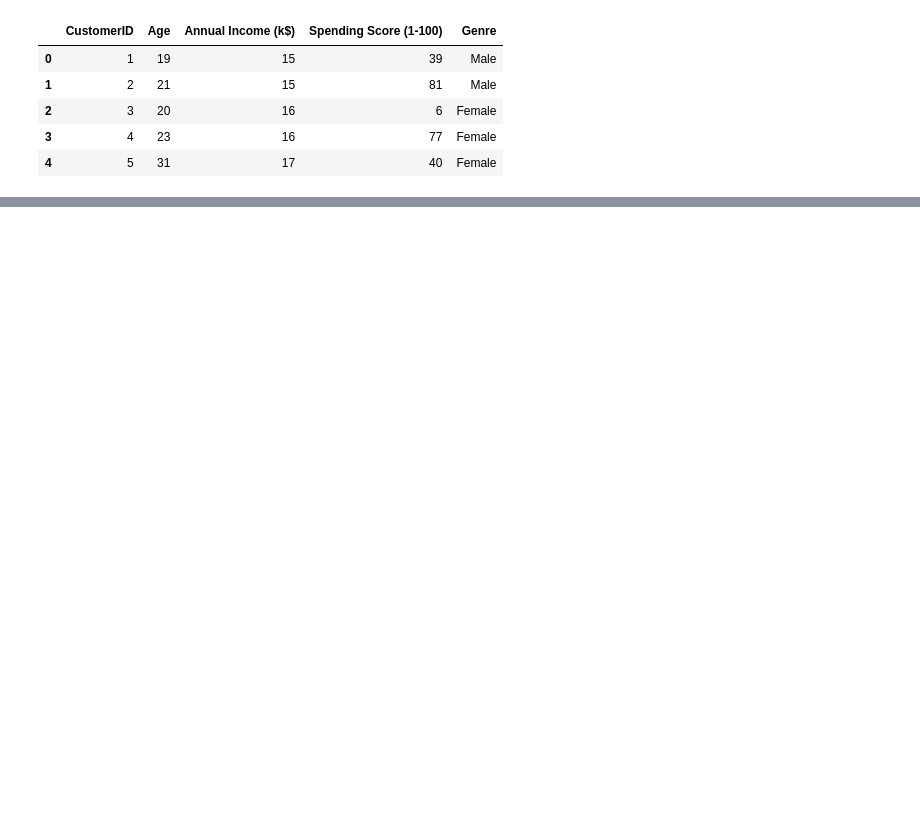
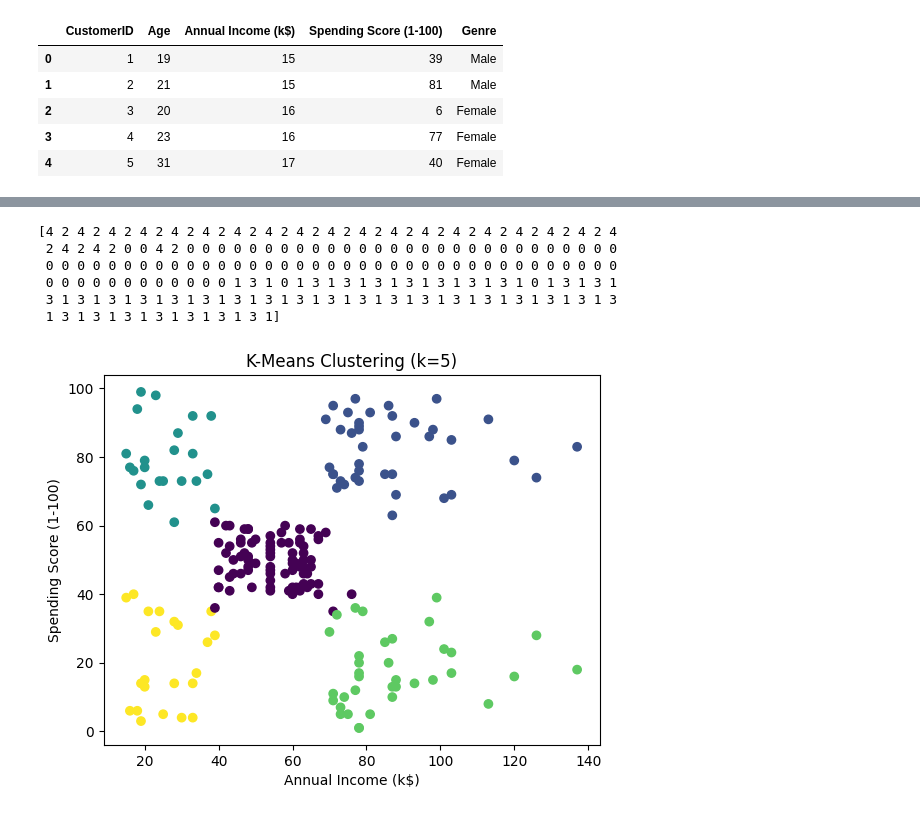
Before and after one commit to sba25046/ml-test, a Jupyter notebook: Mall_Customers_K_Means.ipynb, the cells around one changed output, grey strips where cells are left out. Cells and saved outputs as stored; diff of their text form; code cells hidden in the pictures; blank space fills up the shorter version.

```diff
--- a/Mall_Customers_K_Means.ipynb
+++ b/Mall_Customers_K_Means.ipynb
@@ -136,0 +158,25 @@ plt.show()
+# %%
+kMeans = KMeans(n_clusters=5, random_state=42)
+y = kMeans.fit_predict(X_scaled)
+print(y)
+# %% [output]
+[4 2 4 2 4 2 4 2 4 2 4 2 4 2 4 2 4 2 4 2 4 2 4 2 4 2 4 2 4 2 4 2 4 2 4 2 4
+ 2 4 2 4 2 0 0 4 2 0 0 0 0 0 0 0 0 0 0 0 0 0 0 0 0 0 0 0 0 0 0 0 0 0 0 0 0
+ 0 0 0 0 0 0 0 0 0 0 0 0 0 0 0 0 0 0 0 0 0 0 0 0 0 0 0 0 0 0 0 0 0 0 0 0 0
+ 0 0 0 0 0 0 0 0 0 0 0 0 1 3 1 0 1 3 1 3 1 3 1 3 1 3 1 3 1 3 1 0 1 3 1 3 1
+ 3 1 3 1 3 1 3 1 3 1 3 1 3 1 3 1 3 1 3 1 3 1 3 1 3 1 3 1 3 1 3 1 3 1 3 1 3
+ 1 3 1 3 1 3 1 3 1 3 1 3 1 3 1]
+# %%
+df["cluster"] = y
+
+plt.scatter(
+    x = df["Annual Income (k$)"],
+    y = df["Spending Score (1-100)"],
+    c = df["cluster"]
+);
+plt.xlabel("Annual Income (k$)")
+plt.ylabel("Spending Score (1-100)")
+plt.title("K-Means Clustering (k=5)")
+plt.show()
+# %% [output]
+[figure, added]
```
Also changed, not shown: parts of 6 cells of this notebook.
